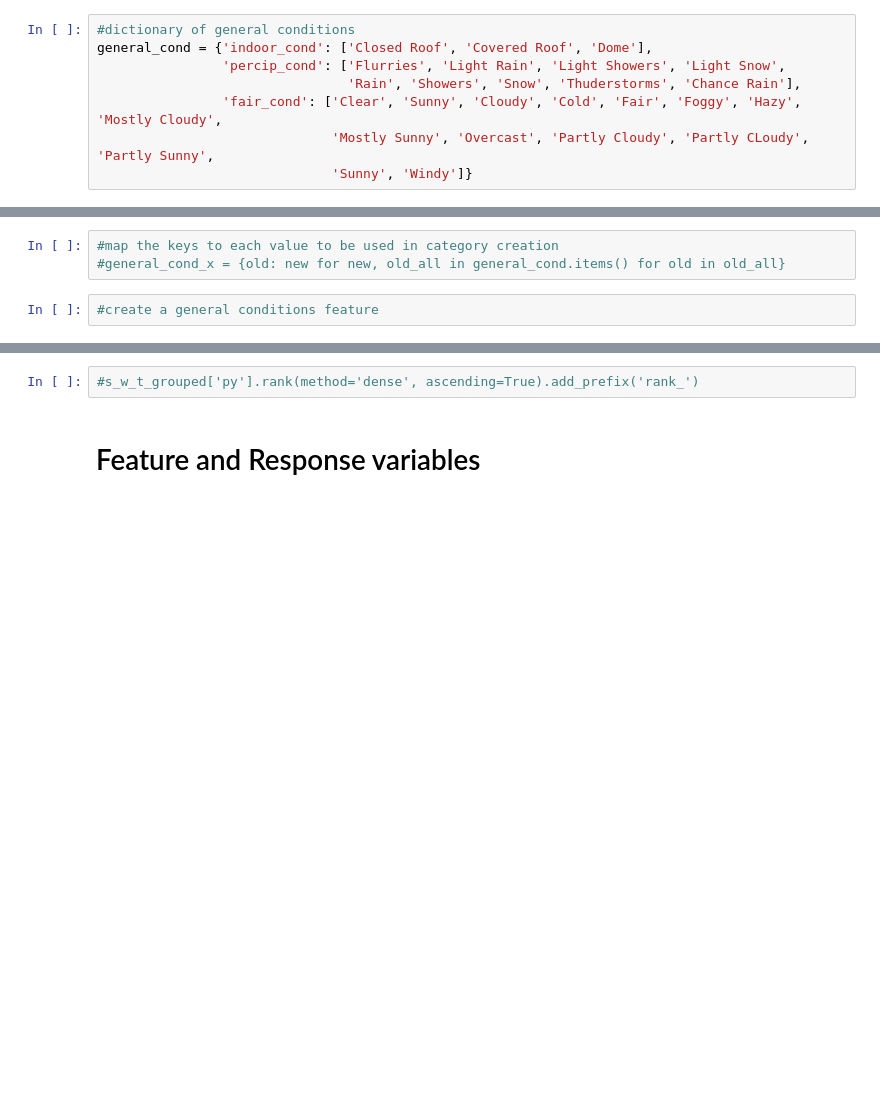
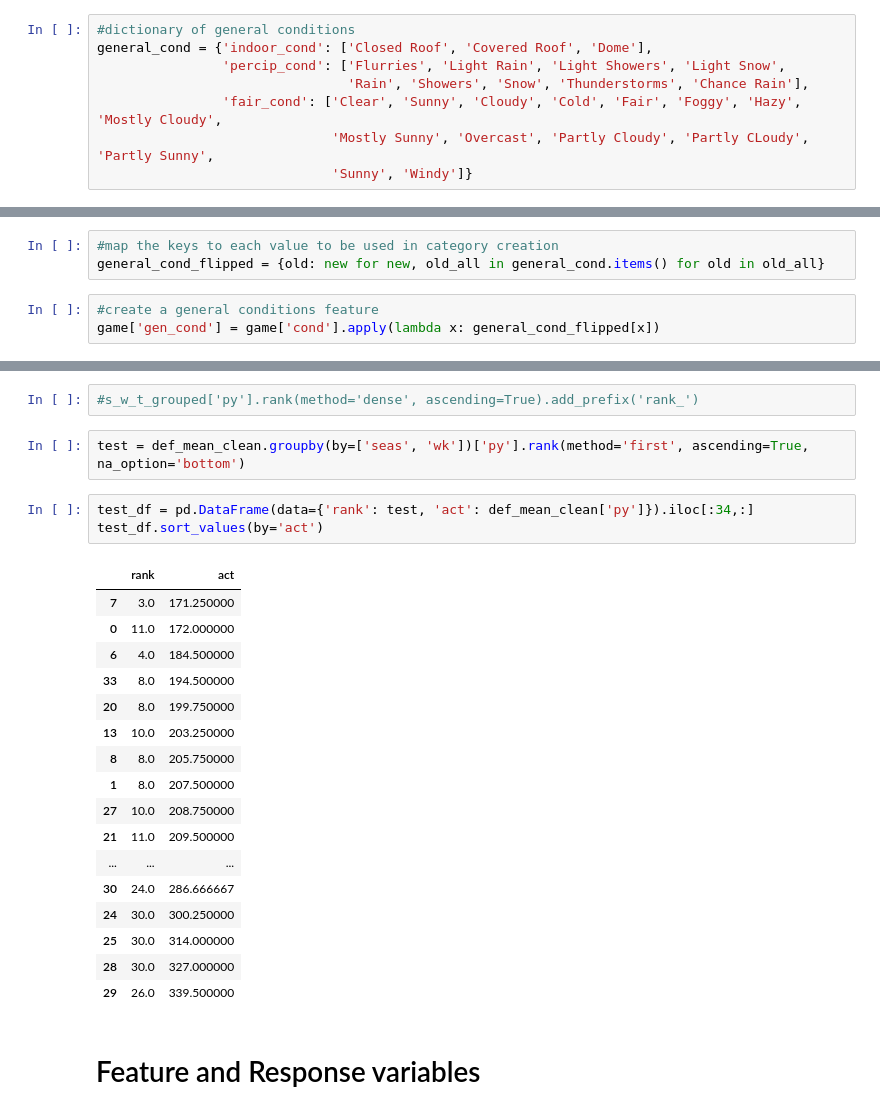
Before and after one commit to jchristo12/fantasy_football, a Jupyter notebook: analysis/feature_analysis.ipynb, the cells around one changed output, grey strips where cells are left out. Drawn from its saved outputs; the diff is of its cells as text; blank space fills up the shorter version.

Commit message:
Add general conditions feature

```diff
--- a/analysis/feature_analysis.ipynb
+++ b/analysis/feature_analysis.ipynb
@@ -359,7 +361,7 @@ Name: sprv, dtype: int64
 #dictionary of general conditions
 general_cond = {'indoor_cond': ['Closed Roof', 'Covered Roof', 'Dome'],
                 'percip_cond': ['Flurries', 'Light Rain', 'Light Showers', 'Light Snow',
-                                'Rain', 'Showers', 'Snow', 'Thuderstorms', 'Chance Rain'],
+                                'Rain', 'Showers', 'Snow', 'Thunderstorms', 'Chance Rain'],
                 'fair_cond': ['Clear', 'Sunny', 'Cloudy', 'Cold', 'Fair', 'Foggy', 'Hazy', 'Mostly Cloudy',
                               'Mostly Sunny', 'Overcast', 'Partly Cloudy', 'Partly CLoudy', 'Partly Sunny',
                               'Sunny', 'Windy']}
@@ -367,6 +369,7 @@ general_cond = {'indoor_cond': ['Closed Roof', 'Covered Roof', 'Dome'],
 #indoor_cond =  ['Closed Roof', 'Covered Roof', 'Dome']
 # %%
 #map the keys to each value to be used in category creation
-#general_cond_x = {old: new for new, old_all in general_cond.items() for old in old_all}
+general_cond_flipped = {old: new for new, old_all in general_cond.items() for old in old_all}
 # %%
 #create a general conditions feature
+game['gen_cond'] = game['cond'].apply(lambda x: general_cond_flipped[x])
@@ -443,6 +445,29 @@ def ranker(df):
 #s_w_t_grouped = s_w_t_no_bye.reset_index(level=['seas', 'wk', 'def_team']).groupby(['seas', 'wk'], as_index=False)
 # %%
 #s_w_t_grouped['py'].rank(method='dense', ascending=True).add_prefix('rank_')
+# %%
+test = def_mean_clean.groupby(by=['seas', 'wk'])['py'].rank(method='first', ascending=True, na_option='bottom')
+# %%
+test_df = pd.DataFrame(data={'rank': test, 'act': def_mean_clean['py']}).iloc[:34,:]
+test_df.sort_values(by='act')
+# %% [output]
+|  | rank | act |
+| 7 | 3.0 | 171.250000 |
+| 0 | 11.0 | 172.000000 |
+| 6 | 4.0 | 184.500000 |
+| 33 | 8.0 | 194.500000 |
+| 20 | 8.0 | 199.750000 |
+| 13 | 10.0 | 203.250000 |
+| 8 | 8.0 | 205.750000 |
+| 1 | 8.0 | 207.500000 |
+| 27 | 10.0 | 208.750000 |
+| 21 | 11.0 | 209.500000 |
+| ... | ... | ... |
+| 30 | 24.0 | 286.666667 |
+| 24 | 30.0 | 300.250000 |
+| 25 | 30.0 | 314.000000 |
+| 28 | 30.0 | 327.000000 |
+| 29 | 26.0 | 339.500000 |
 # %% [markdown]
 # Feature and Response variables
 # %% [markdown]
```
Also changed, not shown: parts of 6 cells of this notebook.
